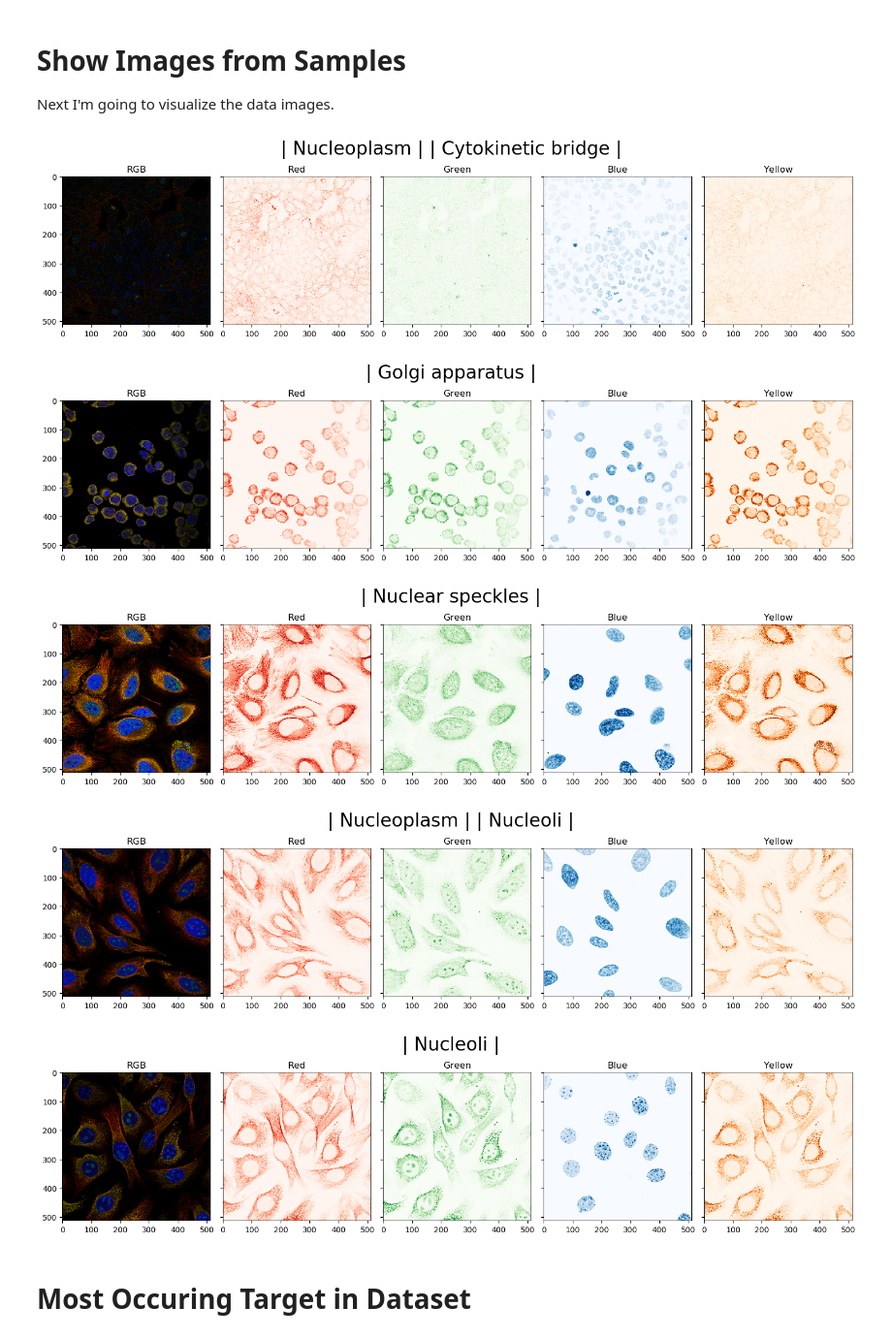
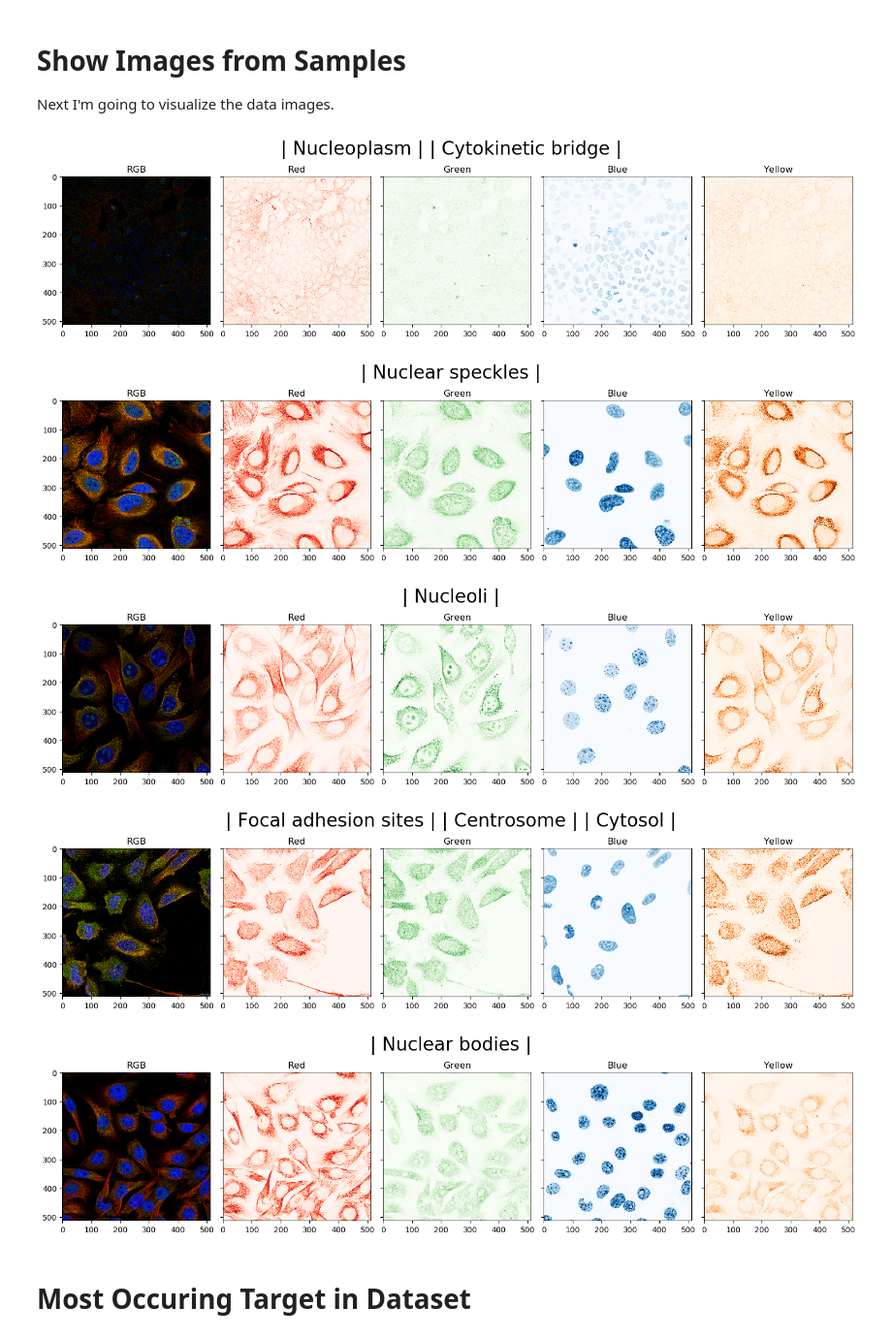
Before and after one commit to faering/Human-protein-atlas, a Jupyter notebook: human-protein-atlas.ipynb, the cells around one changed output. Shown at 97% size. Saved outputs shown, nothing was run; the diff lists cells and outputs as text; code cells hidden in the pictures.

```diff
--- a/human-protein-atlas.ipynb
+++ b/human-protein-atlas.ipynb
@@ -172,38 +172,38 @@ def show_images(sample):
     fig, axs = plt.subplots(1, 5, figsize=(15,10), sharey=True)
 
     # construct RGB image
     # exclude yellow
     RGB = sample['Images'][:,:,:-1]
     # add yellow color to RGB
     # yellow is composed of red+green -> blue has yellow, add yellow only to red and green
     RGB[:,:,0] += sample['Images'][:,:,3]
     RGB[:,:,1] += sample['Images'][:,:,3]
     # normalize red and green colors again
     RGB[:,:,0] /= 2
     RGB[:,:,1] /= 2
 
     # plot images
     axs[0].imshow(RGB)
     axs[0].set_title('RGB')
     axs[1].imshow(sample['Images'][:,:,0], cmap="Reds")
     axs[1].set_title('Red')
     axs[2].imshow(sample['Images'][:,:,1], cmap='Greens')
     axs[2].set_title('Green')
     axs[3].imshow(sample['Images'][:,:,2], cmap="Blues")
     axs[3].set_title('Blue')
     axs[4].imshow(sample['Images'][:,:,3], cmap="Oranges")
     axs[4].set_title('Yellow')
     fig.suptitle(title, fontsize=24, y=0.7)
     plt.tight_layout()
 
 for i in range(5):
-    show_images(dataset[i*1000])
+    show_images(dataset[i*2000])
 # %% [output]
 [figure]
-[figure, old version]
+[figure, new version]
-[figure, old version]
+[figure, new version]
-[figure, old version]
+[figure, new version]
-[figure, old version]
+[figure, new version]
 # %% [markdown]
 # Most Occuring Target in Dataset
 # %%
```
Also changed, not shown: parts of 5 cells of this notebook.
